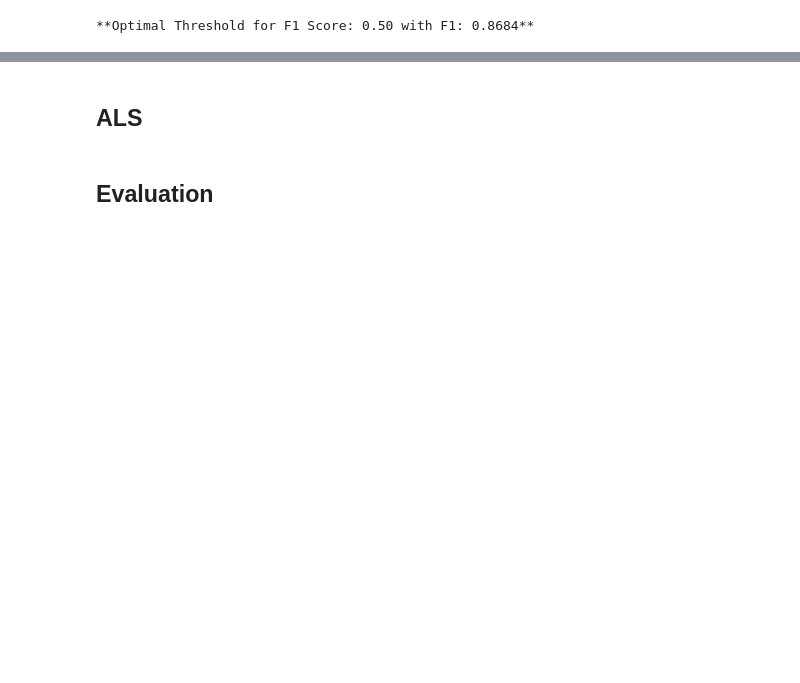
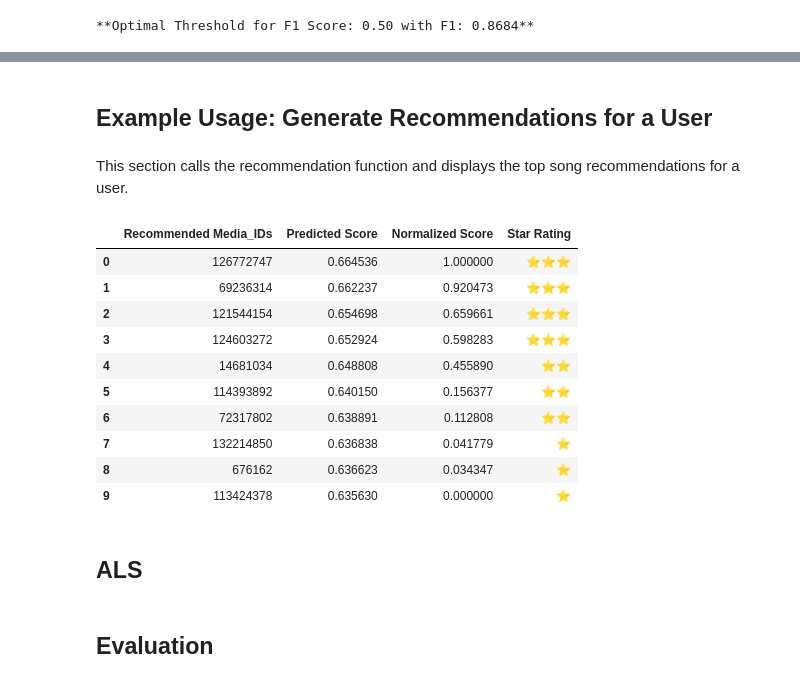
Before and after one commit to lucarenz1997/recommender_systems, a Jupyter notebook: Modell-Based-Coll-Filtering.ipynb, the cells around one changed output, grey strips where cells are left out. Saved outputs shown, nothing was run; the diff lists cells and outputs as text; code cells hidden in the pictures; blank space fills up the shorter version.

```diff
--- a/Modell-Based-Coll-Filtering.ipynb
+++ b/Modell-Based-Coll-Filtering.ipynb
@@ -80,7 +69,11 @@ data_sample_prep.head(100)
 # %%
-#Convert to Surprise Dataset Format
-reader = Reader(rating_scale=(0, 1))  #Binary values (0 = not heard, 1 = heard)
-data = Dataset.load_from_df(data_sample_prep_sel[['user_id', 'media_id', 'is_listened']], reader)
+#Encode media_id for Surprise compatibility
+item_encoder = LabelEncoder()
+data_sample_prep["media_id_encoded"] = item_encoder.fit_transform(data_sample_prep["media_id"])
 
-#Split training and test data
-trainset, testset = train_test_split(data, test_size=0.2)
+#Keep only necessary columns
+data_sample_prep_sel = data_sample_prep[['user_id', 'media_id_encoded', 'is_listened']]
+
+#Convert to Surprise dataset format
+reader = Reader(rating_scale=(0, 1))  # Binary scale (0 = not listened, 1 = listened)
+data = Dataset.load_from_df(data_sample_prep_sel[['user_id', 'media_id_encoded', 'is_listened']], reader)
@@ -219,3 +213,27 @@ Precision@10: 0.6842
+# %% [markdown]
+## Example Usage: Generate Recommendations for a User
+# %% [markdown]
+This section calls the recommendation function and displays the top song recommendations for a user.
+# %%
+# Example: Recommend songs for a user with the best model
+user_id_example = 123  # Adjust user ID as needed
+recommended_songs_df = recommend_songs_svd(user_id_example, model, data_sample_prep, item_encoder, best_threshold)
+
+# Display recommendations
+from IPython.display import display
+display(recommended_songs_df)
+# %% [output]
+|  | Recommended Media_IDs | Predicted Score | Normalized Score | Star Rating |
+| 0 | 126772747 | 0.664536 | 1.000000 | ⭐⭐⭐ |
+| 1 | 69236314 | 0.662237 | 0.920473 | ⭐⭐⭐ |
+| 2 | 121544154 | 0.654698 | 0.659661 | ⭐⭐⭐ |
+| 3 | 124603272 | 0.652924 | 0.598283 | ⭐⭐⭐ |
+| 4 | 14681034 | 0.648808 | 0.455890 | ⭐⭐ |
+| 5 | 114393892 | 0.640150 | 0.156377 | ⭐⭐ |
+| 6 | 72317802 | 0.638891 | 0.112808 | ⭐⭐ |
+| 7 | 132214850 | 0.636838 | 0.041779 | ⭐ |
+| 8 | 676162 | 0.636623 | 0.034347 | ⭐ |
+| 9 | 113424378 | 0.635630 | 0.000000 | ⭐ |
 # %% [markdown]
 ## ALS
 # %%
```
Also changed, not shown: parts of 28 cells of this notebook.
